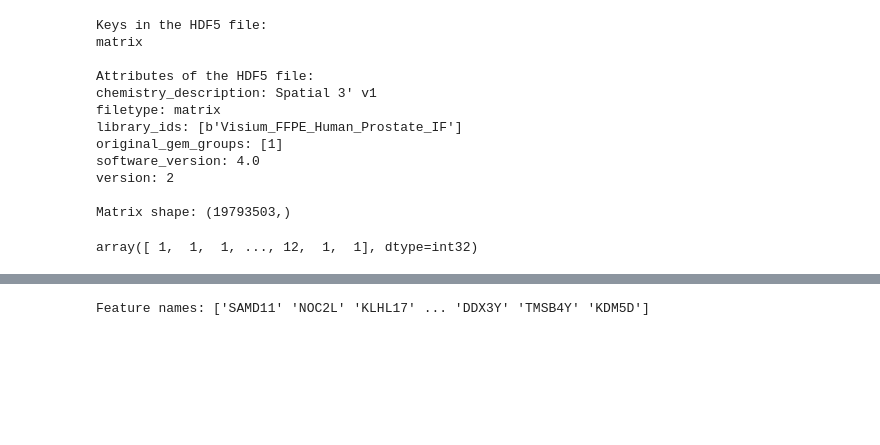
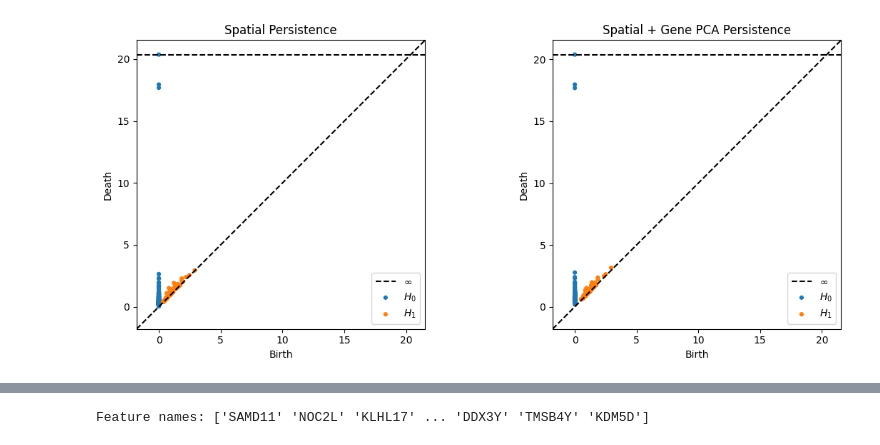
Before and after one commit to KrazyKats/dsc_214, a Jupyter notebook: EDA.ipynb, the cells around one changed output, grey strips where cells are left out. Cells and saved outputs as stored; diff of their text form; code cells hidden in the pictures; blank space fills up the shorter version.

```diff
--- a/EDA.ipynb
+++ b/EDA.ipynb
@@ -1,42 +1,46 @@
 # %%
+import numpy as np
+import matplotlib.pyplot as plt
+from ripser import ripser
+from persim import plot_diagrams
+from sklearn.decomposition import PCA
 
-import os
-import h5py
+# Step 1: Generate synthetic Xenium-like data
+np.random.seed(42)
+centers = [(10, 10), (30, 30), (50, 10)]
+points, gene_expr1 = [], []
 
-# Load the .h5ad file (replace with your filename) using h5py
-input_file = os.path.join('data', 'Visium_FFPE_Human_Prostate_IF_raw_feature_bc_matrix.h5')
-with h5py.File(input_file, 'r') as f:
-    # Check the structure of the file
-    print("Keys in the HDF5 file:")
-    for key in f.keys():
-        print(key)
+for cx, cy in centers:
+    x = np.random.normal(cx, 2, size=100)
+    y = np.random.normal(cy, 2, size=100)
+    g = np.random.rand(100, 5) + np.array([cx/50, cy/50, 0.2, 0.4, 0.6])
+    points.append(np.stack([x, y], axis=1))
+    gene_expr1.append(g)
 
-    # Check the shape of the data
-    for key in f.keys():
-        if isinstance(f[key], h5py.Dataset):
-            print(f"{key}: {f[key].shape}")
-    # Check the attributes of the file
-    print("\nAttributes of the HDF5 file:")
-    for key in f.attrs.keys():
-        print(f"{key}: {f.attrs[key]}")
+spatial_coords = np.concatenate(points, axis=0)
+gene_expr = np.concatenate(gene_expr1, axis=0)
 
-    # read the data in key matrix from the file
-    matrix = f['matrix/data'][:]
-    print(f"\nMatrix shape: {matrix.shape}")
+# Step 2: PCA on gene expression
+pca = PCA(n_components=2)
+gene_pca = pca.fit_transform(gene_expr)
 
-matrix
+# Step 3: Combine spatial and gene PCA data
+combined_data = np.hstack([spatial_coords, gene_pca])
+
+# Step 4: Persistent homology
+result_spatial = ripser(spatial_coords)
+result_combined = ripser(combined_data)
+
+# Step 5: Plot
+fig, axs = plt.subplots(1, 2, figsize=(12, 5))
+axs[0].set_title("Spatial Persistence")
+plot_diagrams(result_spatial["dgms"], show=False, ax=axs[0])
+
+axs[1].set_title("Spatial + Gene PCA Persistence")
+plot_diagrams(result_combined["dgms"], show=False, ax=axs[1])
+
+plt.tight_layout()
+plt.show()
 # %% [output]
-Keys in the HDF5 file:
-matrix
-
-Attributes of the HDF5 file:
-chemistry_description: Spatial 3' v1
-filetype: matrix
-library_ids: [b'Visium_FFPE_Human_Prostate_IF']
-original_gem_groups: [1]
-software_version: 4.0
-version: 2
-
-Matrix shape: (19793503,)
-array([ 1,  1,  1, ..., 12,  1,  1], dtype=int32)
+[figure, added]
 # %%
```
Also changed, not shown: parts of 4 cells of this notebook.
